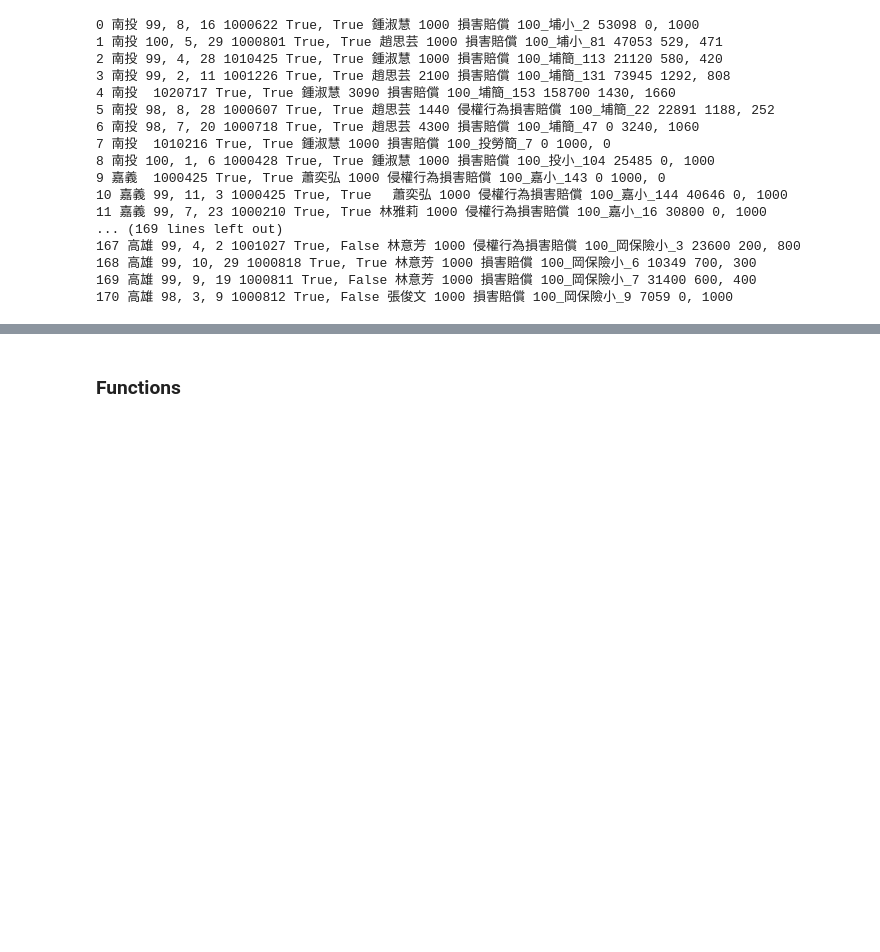
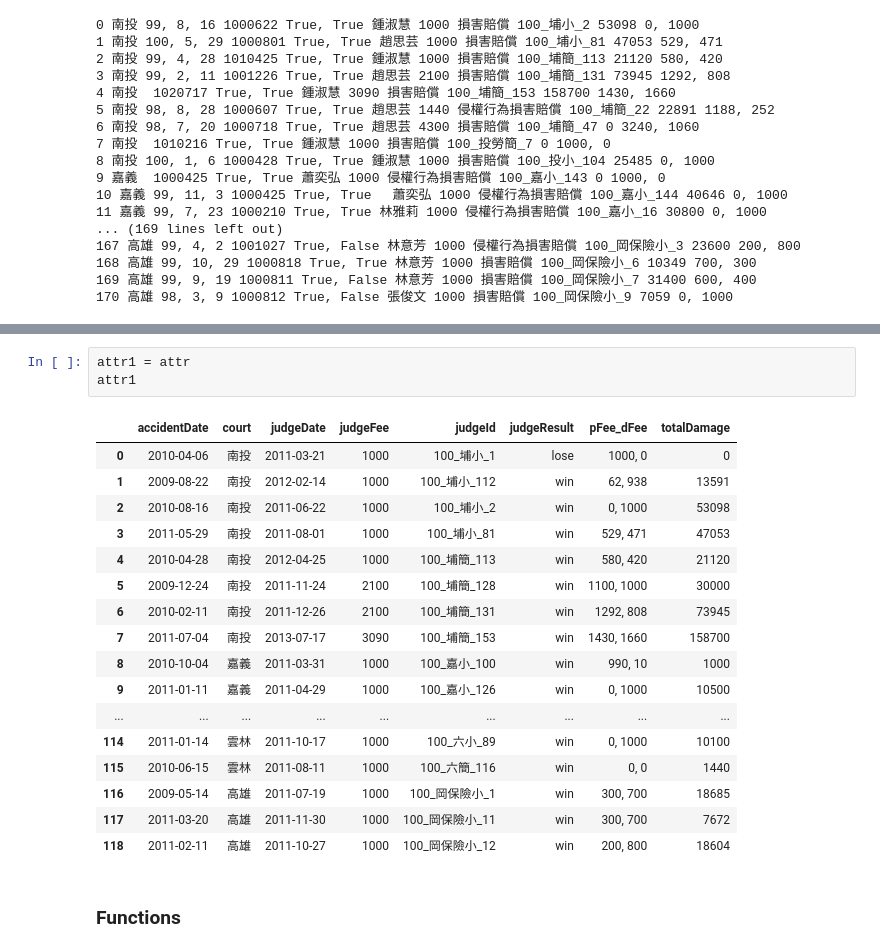
Before and after one commit to Fore-See/JUSTISYS, a Jupyter notebook: AttrsToDB.ipynb, the cells around one changed output, grey strips where cells are left out. Cells and saved outputs as stored; diff of their text form; blank space fills up the shorter version.

```diff
--- a/AttrsToDB.ipynb
+++ b/AttrsToDB.ipynb
@@ -106,3 +167,24 @@ finally:
+# %%
+attr1 = attr
+attr1
+# %% [output]
+|  | accidentDate | court | judgeDate | judgeFee | judgeId | judgeResult | pFee_dFee | totalDamage |
+| 0 | 2010-04-06 | 南投 | 2011-03-21 | 1000 | 100_埔小_1 | lose | 1000, 0 | 0 |
+| 1 | 2009-08-22 | 南投 | 2012-02-14 | 1000 | 100_埔小_112 | win | 62, 938 | 13591 |
+| 2 | 2010-08-16 | 南投 | 2011-06-22 | 1000 | 100_埔小_2 | win | 0, 1000 | 53098 |
+| 3 | 2011-05-29 | 南投 | 2011-08-01 | 1000 | 100_埔小_81 | win | 529, 471 | 47053 |
+| 4 | 2010-04-28 | 南投 | 2012-04-25 | 1000 | 100_埔簡_113 | win | 580, 420 | 21120 |
+| 5 | 2009-12-24 | 南投 | 2011-11-24 | 2100 | 100_埔簡_128 | win | 1100, 1000 | 30000 |
+| 6 | 2010-02-11 | 南投 | 2011-12-26 | 2100 | 100_埔簡_131 | win | 1292, 808 | 73945 |
+| 7 | 2011-07-04 | 南投 | 2013-07-17 | 3090 | 100_埔簡_153 | win | 1430, 1660 | 158700 |
+| 8 | 2010-10-04 | 嘉義 | 2011-03-31 | 1000 | 100_嘉小_100 | win | 990, 10 | 1000 |
+| 9 | 2011-01-11 | 嘉義 | 2011-04-29 | 1000 | 100_嘉小_126 | win | 0, 1000 | 10500 |
+| ... | ... | ... | ... | ... | ... | ... | ... | ... |
+| 114 | 2011-01-14 | 雲林 | 2011-10-17 | 1000 | 100_六小_89 | win | 0, 1000 | 10100 |
+| 115 | 2010-06-15 | 雲林 | 2011-08-11 | 1000 | 100_六簡_116 | win | 0, 0 | 1440 |
+| 116 | 2009-05-14 | 高雄 | 2011-07-19 | 1000 | 100_岡保險小_1 | win | 300, 700 | 18685 |
+| 117 | 2011-03-20 | 高雄 | 2011-11-30 | 1000 | 100_岡保險小_11 | win | 300, 700 | 7672 |
+| 118 | 2011-02-11 | 高雄 | 2011-10-27 | 1000 | 100_岡保險小_12 | win | 200, 800 | 18604 |
 # %% [markdown]
 ### Functions
 # %%
```
Also changed, not shown: parts of 3 cells of this notebook.
